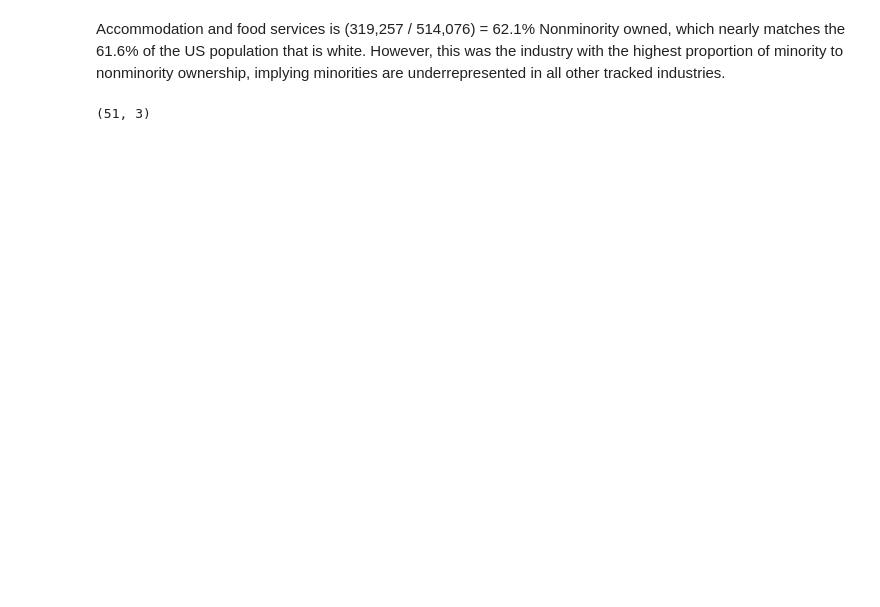
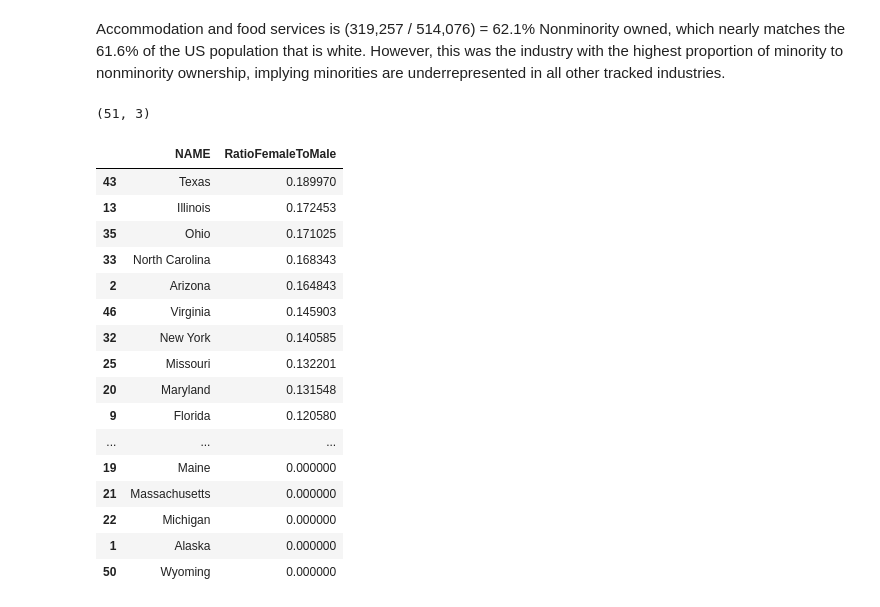
Before and after one commit to jedc4xer/abs_group_assessment, a Jupyter notebook: jake_working_copy.ipynb, the cells around one changed output. Saved outputs shown, nothing was run; the diff lists cells and outputs as text; code cells hidden in the pictures; blank space fills up the shorter version.

```diff
--- a/jake_working_copy.ipynb
+++ b/jake_working_copy.ipynb
@@ -297,6 +301,24 @@ newdf = newdf.astype({'Male':int,'Female':int}, copy=True, errors='raise')
 # %%
 newdf = newdf.assign(RatioFemaleToMale=lambda y: (y['Female'] / y['Male']))
 newdf.sort_values('RatioFemaleToMale', ascending = False, inplace = True)
 newdf.drop(['Male', 'Female'], axis = 1, inplace = True)
-newdf = newdf.head(16)
+newdf# = newdf.head(16)
+# %% [output]
+|  | NAME | RatioFemaleToMale |
+| 43 | Texas | 0.189970 |
+| 13 | Illinois | 0.172453 |
+| 35 | Ohio | 0.171025 |
+| 33 | North Carolina | 0.168343 |
+| 2 | Arizona | 0.164843 |
+| 46 | Virginia | 0.145903 |
+| 32 | New York | 0.140585 |
+| 25 | Missouri | 0.132201 |
+| 20 | Maryland | 0.131548 |
+| 9 | Florida | 0.120580 |
+| ... | ... | ... |
+| 19 | Maine | 0.000000 |
+| 21 | Massachusetts | 0.000000 |
+| 22 | Michigan | 0.000000 |
+| 1 | Alaska | 0.000000 |
+| 50 | Wyoming | 0.000000 |
 # %%
```
Also changed, not shown: parts of 3 cells of this notebook, 2 other files.
